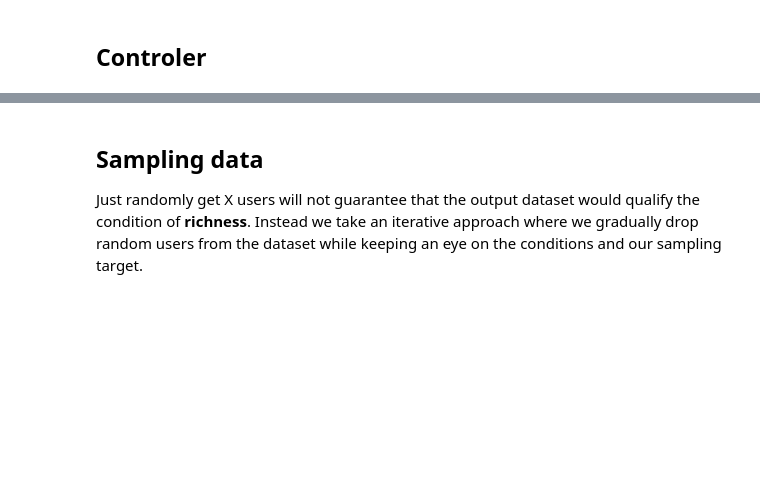
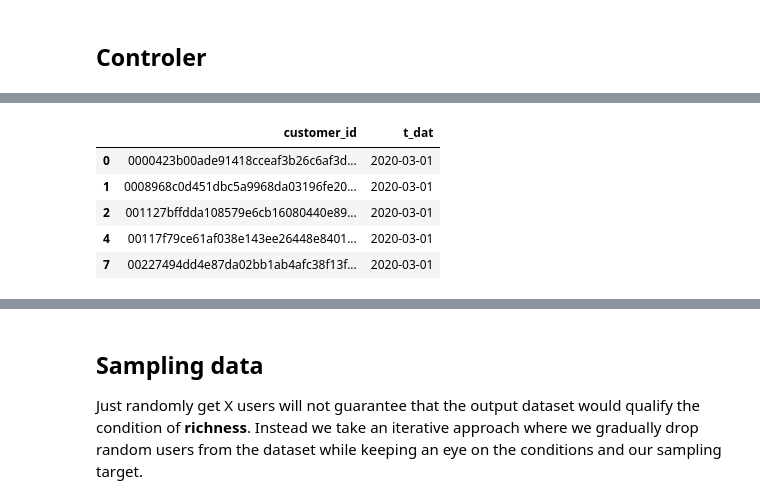
Before and after one commit to dinhln03/HM-ScalableRecs, a Jupyter notebook: notebooks/003-data-prep.ipynb, the cells around one changed output, grey strips where cells are left out. Drawn from its saved outputs; the diff is of its cells as text; code cells hidden in the pictures; blank space fills up the shorter version.

```diff
--- a/notebooks/003-data-prep.ipynb
+++ b/notebooks/003-data-prep.ipynb
@@ -132,0 +117,9 @@ dtype: object
+# %%
+entity_df.head()
+# %% [output]
+|  | customer_id | t_dat |
+| 0 | 0000423b00ade91418cceaf3b26c6af3d... | 2020-03-01 |
+| 1 | 0008968c0d451dbc5a9968da03196fe20... | 2020-03-01 |
+| 2 | 001127bffdda108579e6cb16080440e89... | 2020-03-01 |
+| 4 | 00117f79ce61af038e143ee26448e8401... | 2020-03-01 |
+| 7 | 00227494dd4e87da02bb1ab4afc38f13f... | 2020-03-01 |
```
Also changed, not shown: parts of 21 cells of this notebook, 32 other files.
